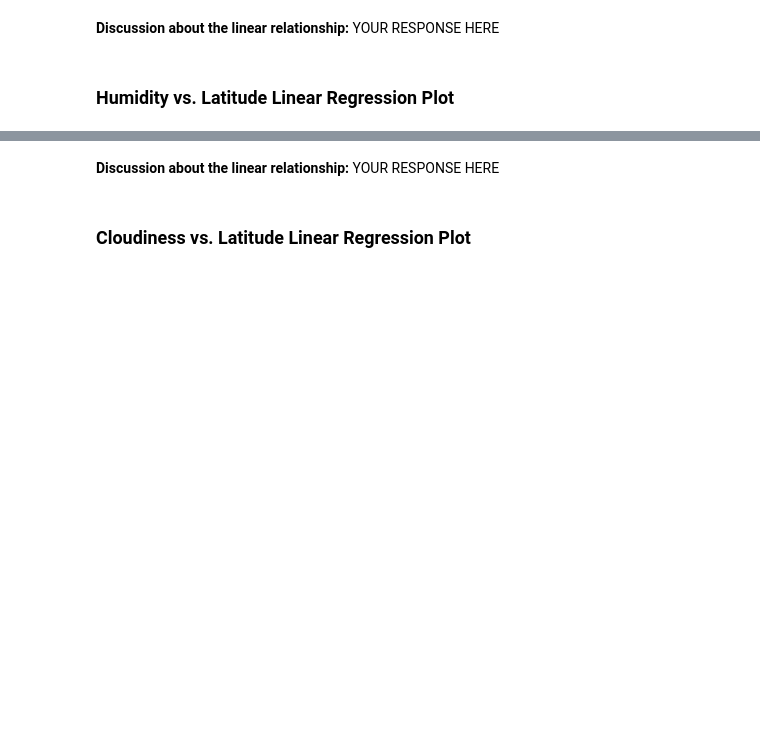
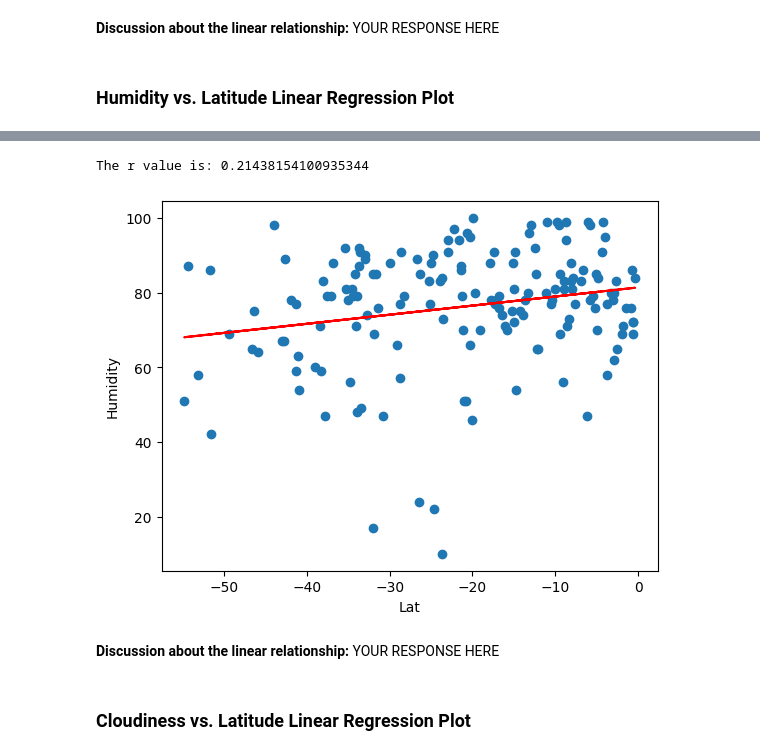
Before and after one commit to MissDysart/python-api-challenge, a Jupyter notebook: WeatherPy.ipynb, the cells around one changed output, grey strips where cells are left out. Saved outputs shown, nothing was run; the diff lists cells and outputs as text; code cells hidden in the pictures; blank space fills up the shorter version.

```diff
--- a/WeatherPy.ipynb
+++ b/WeatherPy.ipynb
@@ -358,3 +360,9 @@ The r-value is: 0.0002808747046324607
+# %%
+# Southern Hemisphere
+lin_reg_line(southern_hemi_df[x_axis], southern_hemi_df[y_axis])
+# %% [output]
+The r value is: 0.21438154100935344
+[figure, added]
 # %% [markdown]
 **Discussion about the linear relationship:** YOUR RESPONSE HERE
 # %% [markdown]
```
Also changed, not shown: parts of 7 cells of this notebook.
